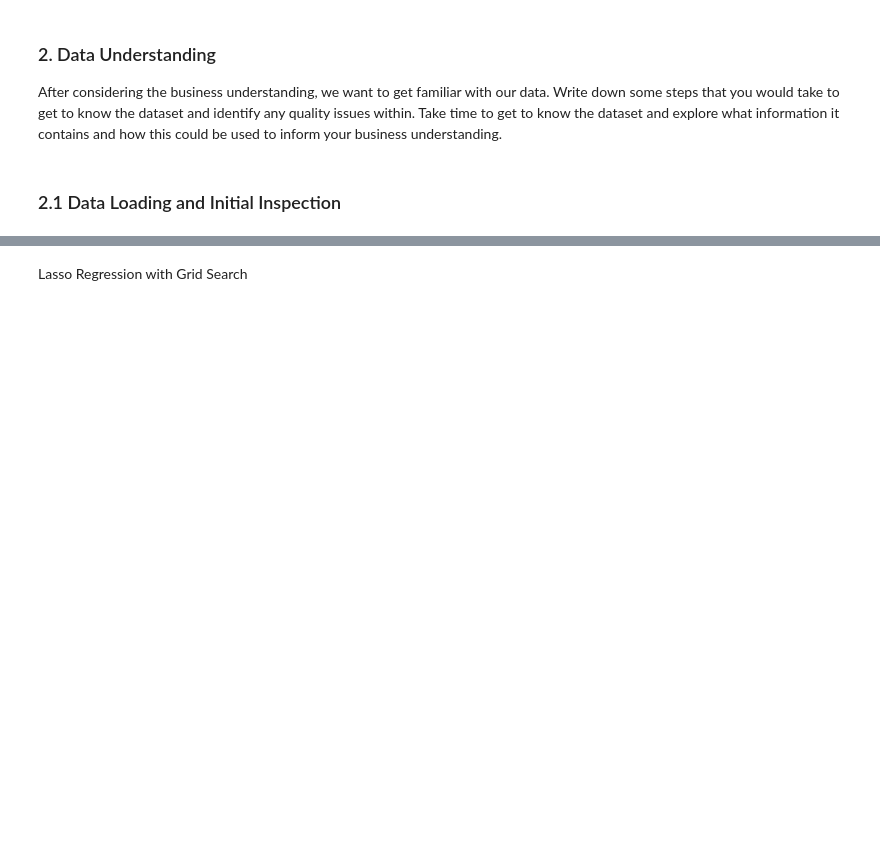
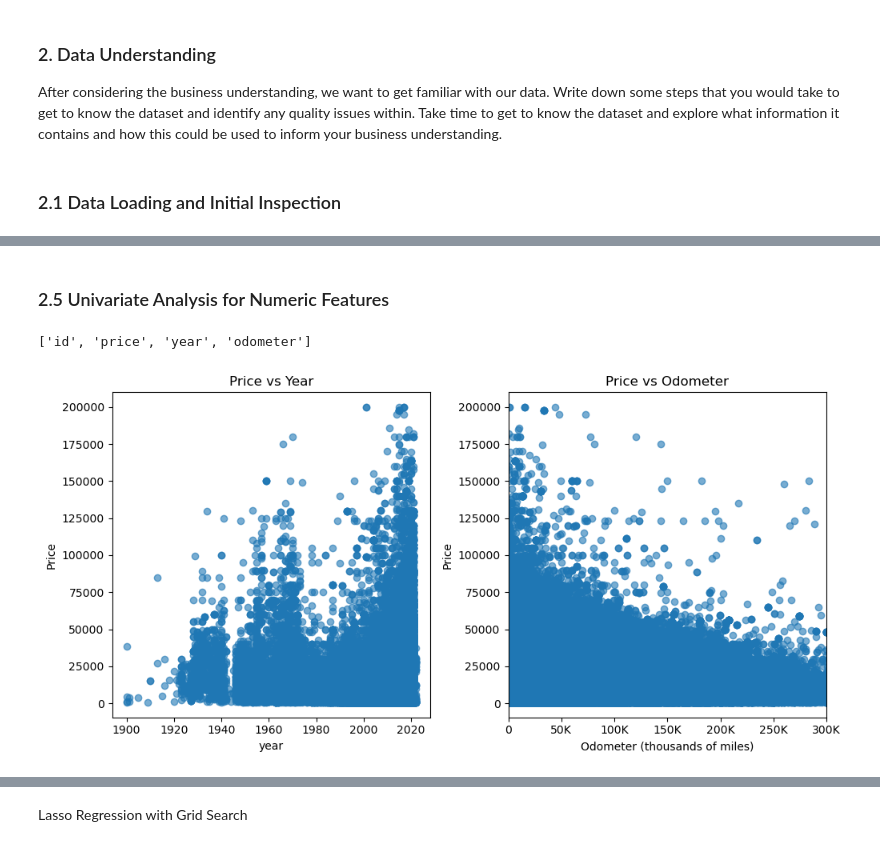
Before and after one commit to peanutenthusiast/urban-spock, a Jupyter notebook: prompt_II.ipynb, the cells around one changed output, grey strips where cells are left out. Cells and saved outputs as stored; diff of their text form; code cells hidden in the pictures; blank space fills up the shorter version.

```diff
--- a/prompt_II.ipynb
+++ b/prompt_II.ipynb
@@ -380,0 +134,8 @@ Ridge Test MAE : 6,245.95
+# %%
+lower_bound = 500
+upper_bound = 200_000
+
+vehicles_clean = vehicles[(vehicles['price'] >= 500) & (vehicles['price'] <= 200_000)].drop(columns=['condition', 'cylinders', 'size', 'drive'])
+
+vehicles_clean.shape
+vehicles_clean.info
@@ -380,0 +198,44 @@ Ridge Test MAE : 6,245.95
+# %% [markdown]
+### 2.5 Univariate Analysis for Numeric Features
+# %%
+# Select numeric columns
+numeric_cols = vehicles_clean.select_dtypes(include=[np.number]).columns.tolist()
+
+numeric_cols
+# %% [output]
+['id', 'price', 'year', 'odometer']
+# %%
+# Select numeric columns
+numeric_cols = vehicles_clean.select_dtypes(include=[np.number]).columns.tolist()
+
+# Remove 'id' and 'price' from numeric columns
+numeric_cols = [col for col in numeric_cols if col not in ['id', 'price']]
+
+# Create scatter plots
+num_plots = len(numeric_cols)
+rows = (num_plots // 3) + 1  # Arrange plots in rows of 3
+plt.figure(figsize=(15, rows * 5))  # Adjust overall figure size
+
+
+for i, col in enumerate(numeric_cols):
+    plt.subplot(rows, 3, i + 1)
+    plt.scatter(vehicles_clean[col], vehicles_clean['price'], alpha=0.6)
+    plt.title(f"Price vs {col.capitalize()}")
+    plt.xlabel(col)
+    plt.ylabel('Price')
+
+    # Special formatting for odometer
+    if col == 'odometer':
+        # Format x-axis to show readable numbers
+        plt.gca().xaxis.set_major_formatter(ticker.FuncFormatter(
+            lambda x, p: f'{int(x/1000)}K' if x >= 1000 else f'{int(x)}'
+        ))
+        plt.xlabel('Odometer (thousands of miles)')
+        # Limit to realistic range
+        plt.xlim(0, 300_000)
+
+
+plt.tight_layout()
+plt.show()
+# %% [output]
+[figure, added]
```
Also changed, not shown: parts of 77 cells of this notebook.
